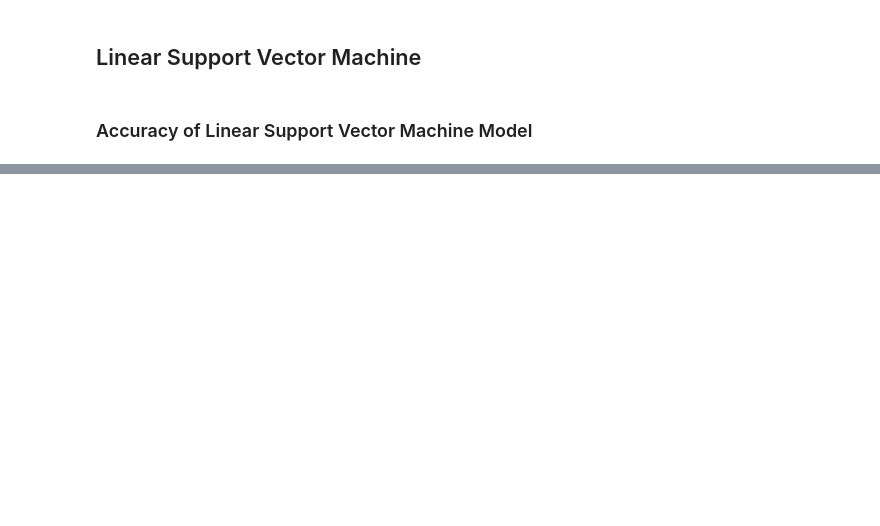
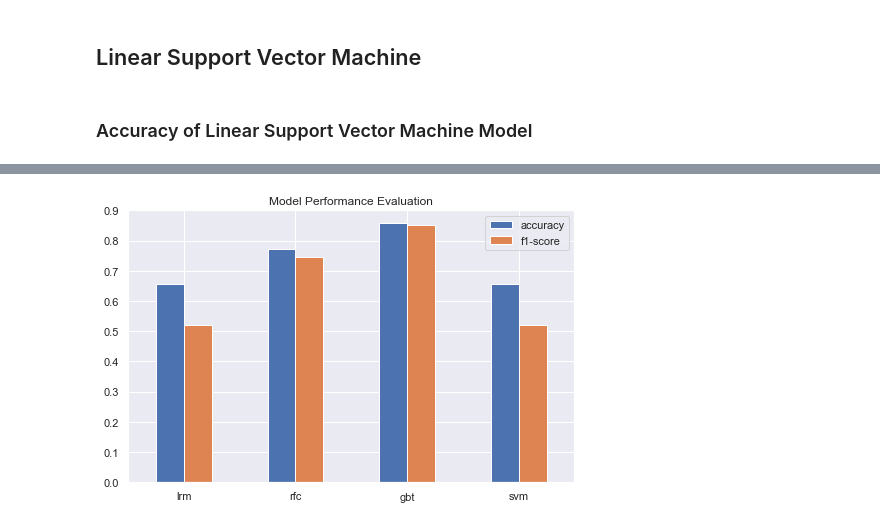
Before and after one commit to timwinkler99/sparkify, a Jupyter notebook: sparkify.ipynb, the cells around one changed output, grey strips where cells are left out. Cells and saved outputs as stored; diff of their text form; code cells hidden in the pictures; blank space fills up the shorter version.

Commit message:
implemented ML model evaluation

```diff
--- a/sparkify.ipynb
+++ b/sparkify.ipynb
@@ -532,3 +613,5 @@ print('F1-score: {:.4f}'.format(evaluator.evaluate(cvModel_rf.transform(validati
+# %%
+modeling_summary['rfc'] = (rf_TP/rf_totalNoPredictions, evaluator.evaluate(cvModel_rf.transform(validation)))
 # %% [markdown]
 ## Gradient Boosted Tree Classifier <a id='gbt'></a>
 # %%
@@ -564,3 +653,5 @@ print('F1-score: {:.4f}'.format(evaluator.evaluate(cvModel_gbt.transform(validat
+# %%
+modeling_summary['gbt'] = (gbt_TP/gbt_totalNoPredictions, evaluator.evaluate(cvModel_gbt.transform(validation)))
 # %% [markdown]
 ## Linear Support Vector Machine <a id='lsv'></a>
 # %%
@@ -594 +691,3 @@ print('F1-score: {:.4f}'.format(evaluator.evaluate(cvModel_svm.transform(validat
+# %%
+modeling_summary['svm'] = smv_TP/smv_totalNoPredictions, evaluator.evaluate(cvModel_svm.transform(validation))
 # %% [markdown]
@@ -595,0 +695,3 @@ print('F1-score: {:.4f}'.format(evaluator.evaluate(cvModel_svm.transform(validat
+# %%
+df_summary = pd.DataFrame.from_dict(modeling_summary, orient='index', columns=['accuracy', 'f1-score'])
+df_summary.round(4)
@@ -595,0 +704,4 @@ print('F1-score: {:.4f}'.format(evaluator.evaluate(cvModel_svm.transform(validat
+# %%
+ax = df_summary.plot(y=["accuracy", "f1-score"], kind="bar", rot=0, figsize=(8,5), title='Model Performance Evaluation')
+# %% [output]
+[figure, added]
```
Also changed, not shown: parts of 28 cells of this notebook.
